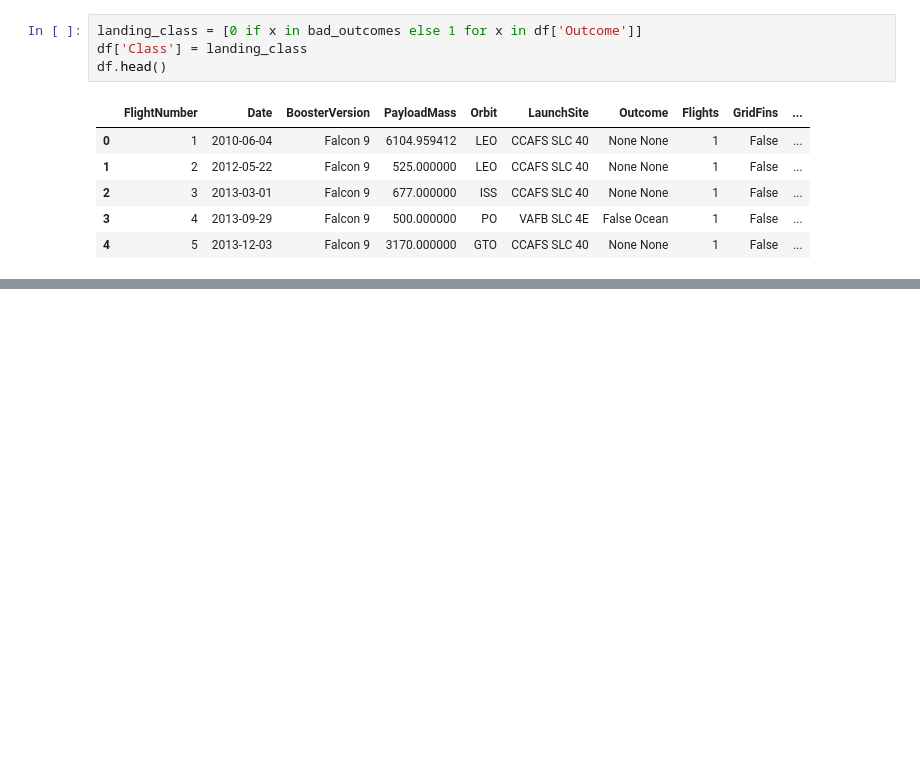
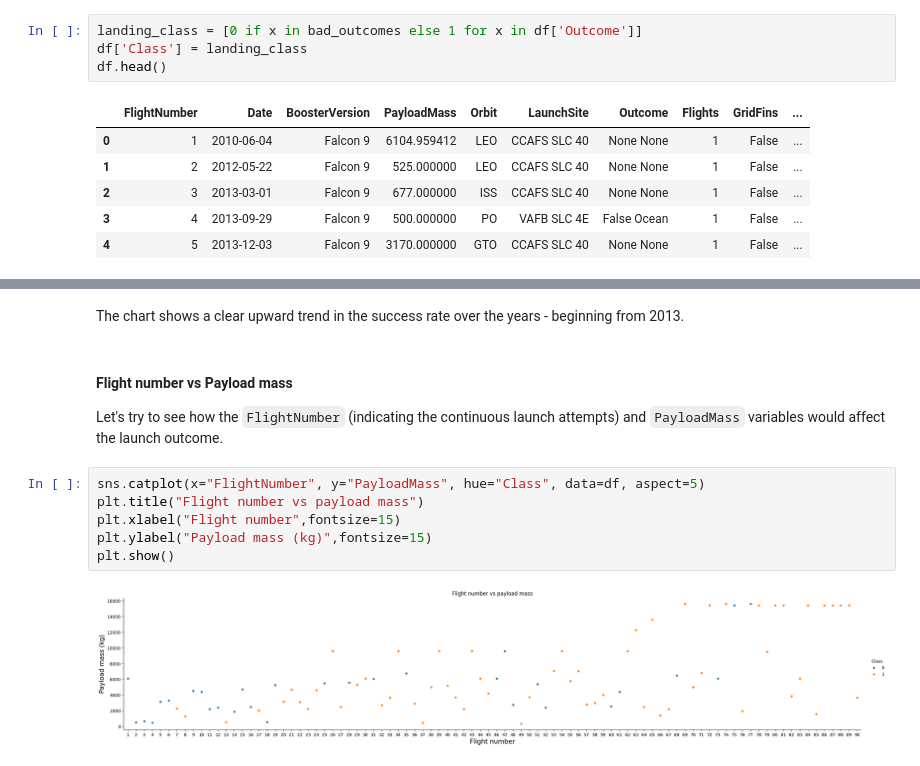
Before and after one commit to msulkowski2/SpaceX-Falcon9-IBM-DS, a Jupyter notebook: SpaceX-Falcon9-IBM-DS.ipynb, the cells around one changed output, grey strips where cells are left out. Saved outputs shown, nothing was run; the diff lists cells and outputs as text; blank space fills up the shorter version.

```diff
--- a/SpaceX-Falcon9-IBM-DS.ipynb
+++ b/SpaceX-Falcon9-IBM-DS.ipynb
@@ -259,0 +303,13 @@ df.head()
+# %% [markdown]
+The chart shows a clear upward trend in the success rate over the years - beginning from 2013.
+# %% [markdown]
+#### **Flight number vs Payload mass**
+Let's try to see how the `FlightNumber` (indicating the continuous launch attempts) and `PayloadMass` variables would affect the launch outcome.
+# %%
+sns.catplot(x="FlightNumber", y="PayloadMass", hue="Class", data=df, aspect=5)
+plt.title("Flight number vs payload mass")
+plt.xlabel("Flight number",fontsize=15)
+plt.ylabel("Payload mass (kg)",fontsize=15)
+plt.show()
+# %% [output]
+[figure, added]
```
Also changed, not shown: parts of 48 cells of this notebook.
